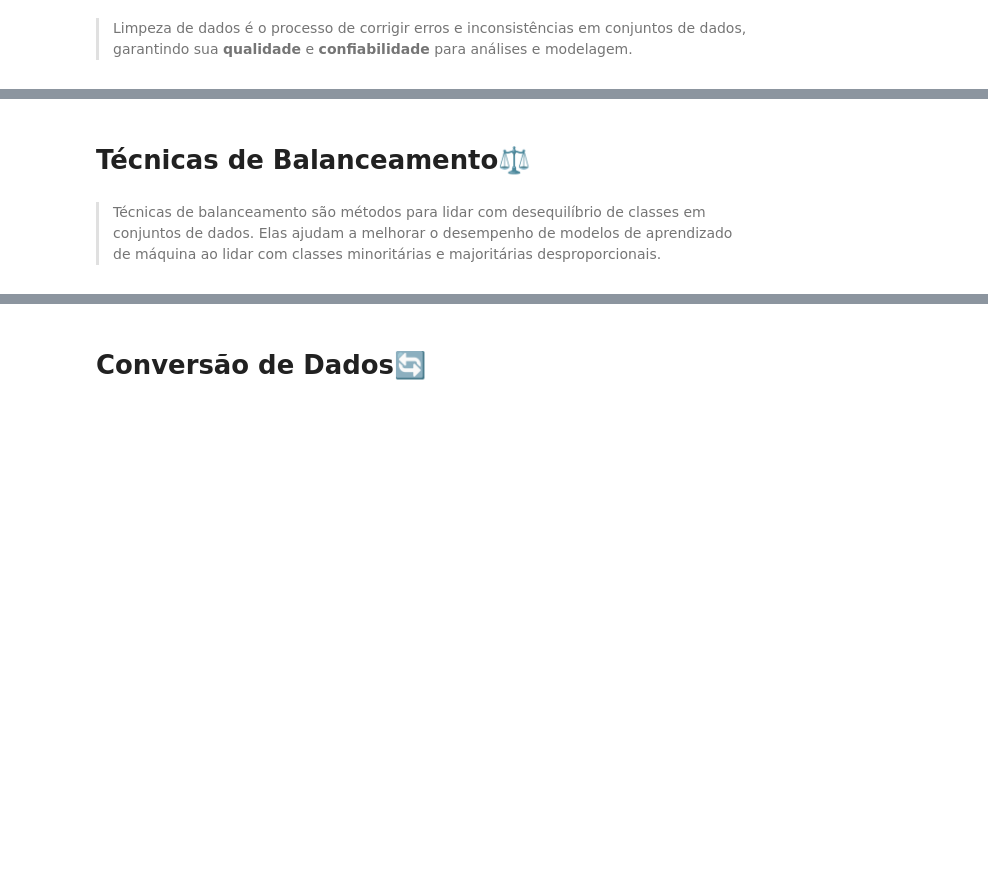
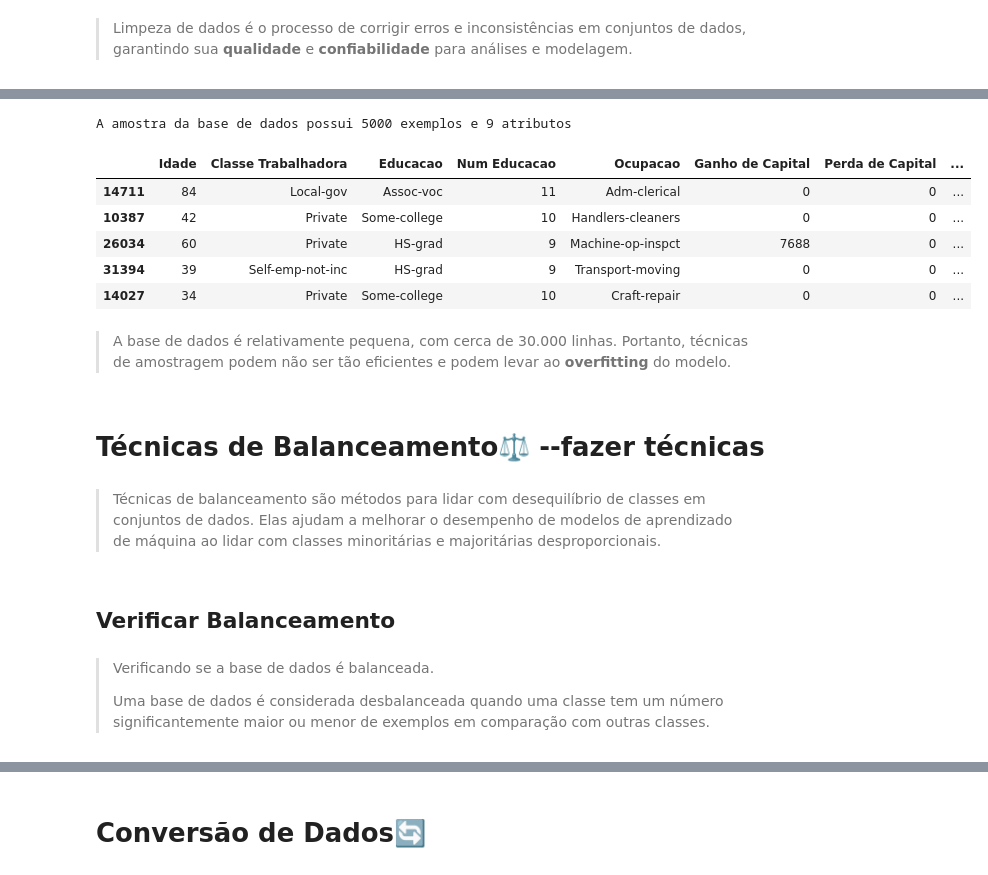
Before and after one commit to Henrique-Navarro/IA-PreProcessamento-Analise-de-Dados-Juptyter, a Jupyter notebook: jupyter_notebook.ipynb, the cells around one changed output, grey strips where cells are left out. Drawn from its saved outputs; the diff is of its cells as text; code cells hidden in the pictures; blank space fills up the shorter version.

```diff
--- a/jupyter_notebook.ipynb
+++ b/jupyter_notebook.ipynb
@@ -1117,4 +1131,28 @@ A base de dados limpa possui 0 exemplos e 9 atributos
+# %%
+#Função responsável por fazer amostragem aleatória simples (com e sem reposição)
+def amostragem_aleatoria_simples(data, size, replace=False):
+    if replace:
+        sample = data.sample(n=size, replace=True, random_state=42)
+    else:
+        sample = data.sample(n=size, replace=False, random_state=42)
+    return sample
+
+amostra_com_rep = amostragem_aleatoria_simples(data_clean, size=5000, replace=True)
+amostra_sem_rep = amostragem_aleatoria_simples(data_clean, size=5000, replace=False)
+# %%
+print(f"A amostra da base de dados possui {amostra_sem_rep.shape[0]} exemplos e {amostra_sem_rep.shape[1]} atributos\n")
+amostra_sem_rep.head()
+# %% [output]
+A amostra da base de dados possui 5000 exemplos e 9 atributos
+|  | Idade | Classe Trabalhadora | Educacao | Num Educacao | Ocupacao | Ganho de Capital | Perda de Capital | ... |
+| 14711 | 84 | Local-gov | Assoc-voc | 11 | Adm-clerical | 0 | 0 | ... |
+| 10387 | 42 | Private | Some-college | 10 | Handlers-cleaners | 0 | 0 | ... |
+| 26034 | 60 | Private | HS-grad | 9 | Machine-op-inspct | 7688 | 0 | ... |
+| 31394 | 39 | Self-emp-not-inc | HS-grad | 9 | Transport-moving | 0 | 0 | ... |
+| 14027 | 34 | Private | Some-college | 10 | Craft-repair | 0 | 0 | ... |
+# %% [markdown]
+> A base de dados é relativamente pequena, com cerca de 30.000 linhas. Portanto, técnicas de amostragem podem não ser tão eficientes e podem levar ao **overfitting** do modelo.
 # %% [markdown]
-# Técnicas de Balanceamento⚖️
+# Técnicas de Balanceamento⚖️ --fazer técnicas
 # %% [markdown]
 > Técnicas de balanceamento são métodos para lidar com desequilíbrio de classes em conjuntos de dados. Elas ajudam a melhorar o desempenho de modelos de aprendizado de máquina ao lidar com classes minoritárias e majoritárias desproporcionais.
@@ -1120,0 +1161,6 @@ A base de dados limpa possui 0 exemplos e 9 atributos
+# %% [markdown]
+## Verificar Balanceamento
+# %% [markdown]
+> Verificando se a base de dados é balanceada.
+>
+> Uma base de dados é considerada desbalanceada quando uma classe tem um número significantemente maior ou menor de exemplos em comparação com outras classes.
```
Also changed, not shown: parts of 53 cells of this notebook.
